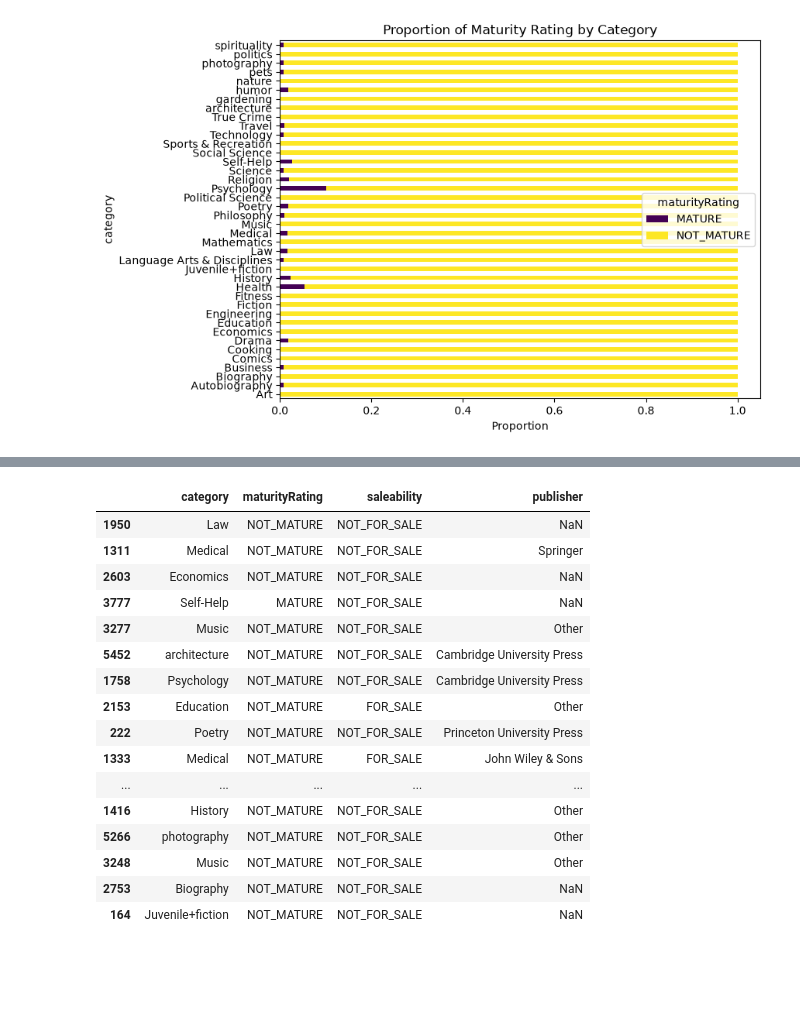
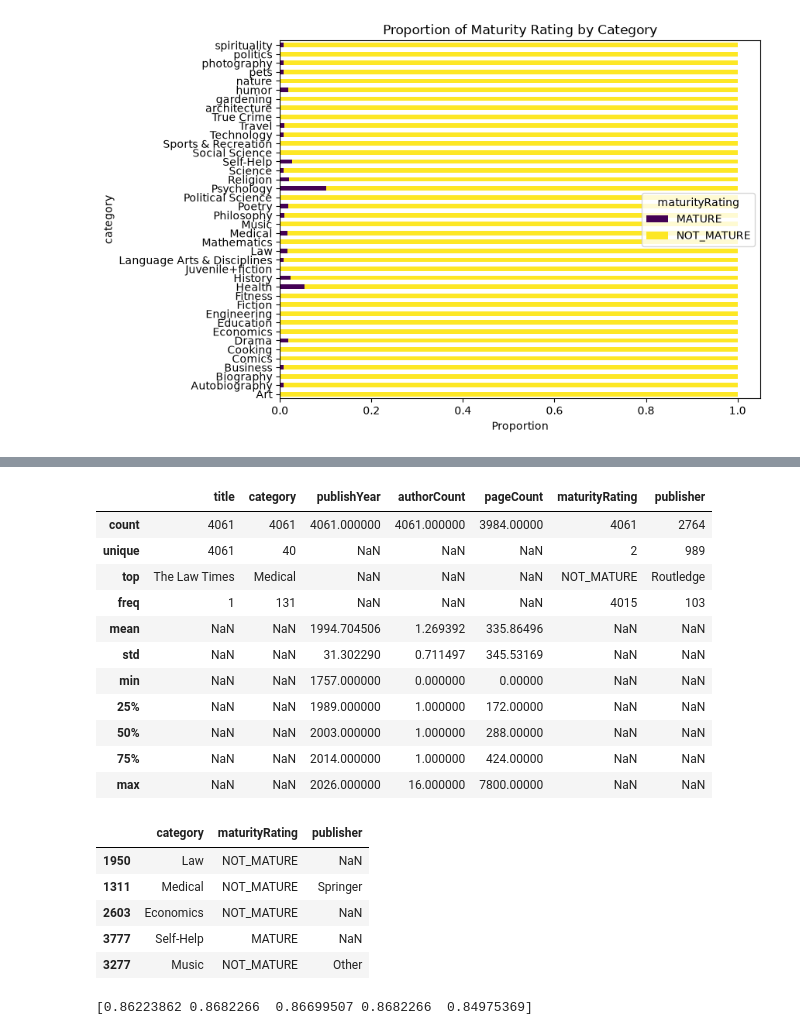
Before and after one commit to Zain1958/dtree-books, a Jupyter notebook: notebooks/data_training.ipynb, the cells around one changed output, grey strips where cells are left out. Drawn from its saved outputs; the diff is of its cells as text; code cells hidden in the pictures; blank space fills up the shorter version.

Commit message:
refactor: drop columns and rows immediately after train test split to avoid mismatches in dataframe shapes

```diff
--- a/notebooks/data_training.ipynb
+++ b/notebooks/data_training.ipynb
@@ -78,16 +78,29 @@ plt.savefig("../images/histogram_plots.png")
 plt.show()
 # %% [output]
 [figure]
+# %%
+books_noduplicates["publishYear"] = pd.to_numeric(
+    books_noduplicates["publishYear"],
+    errors="coerce"
+)
 # %%
 
 train_df, test_df = train_test_split(books_noduplicates, test_size=0.2, stratify= books_noduplicates["saleability"], random_state=42)
 
-# 2. Extract features and labels from each split
-X_train = train_df.drop(columns=["saleability"])
-y_train = train_df["maturityRating"]
 
-X_test = test_df.drop(columns=["saleability"])
-y_test = test_df["maturityRating"]
+X_train = (
+    train_df
+    .drop(columns=["retailPrice", "retailCurrency", "publishDate", "kind", "saleability"])
+    .dropna(subset=["publishYear"])
+)
+y_train = train_df.loc[X_train.index, "saleability"]
+
+X_test = (
+    test_df
+    .drop(columns=["retailPrice", "retailCurrency", "publishDate", "kind", "saleability"])
+    .dropna(subset=["publishYear"])
+)
+y_test = test_df.loc[X_test.index, "saleability"]
 # %%
 books = train_df.copy()
 books.plot(kind = "scatter", x="pageCount", y="retailPrice")
@@ -180,29 +193,34 @@ books_clean.describe(include="all")
+# %%
+books_cleaner = X_train.copy()
+books_cleaner.describe(include="all")
+# %% [output]
+|  | title | category | publishYear | authorCount | pageCount | maturityRating | publisher |
+| count | 4061 | 4061 | 4061.000000 | 4061.000000 | 3984.00000 | 4061 | 2764 |
+| unique | 4061 | 40 | NaN | NaN | NaN | 2 | 989 |
+| top | The Law Times | Medical | NaN | NaN | NaN | NOT_MATURE | Routledge |
+| freq | 1 | 131 | NaN | NaN | NaN | 4015 | 103 |
+| mean | NaN | NaN | 1994.704506 | 1.269392 | 335.86496 | NaN | NaN |
+| std | NaN | NaN | 31.302290 | 0.711497 | 345.53169 | NaN | NaN |
+| min | NaN | NaN | 1757.000000 | 0.000000 | 0.00000 | NaN | NaN |
+| 25% | NaN | NaN | 1989.000000 | 1.000000 | 172.00000 | NaN | NaN |
+| 50% | NaN | NaN | 2003.000000 | 1.000000 | 288.00000 | NaN | NaN |
+| 75% | NaN | NaN | 2014.000000 | 1.000000 | 424.00000 | NaN | NaN |
+| max | NaN | NaN | 2026.000000 | 16.000000 | 7800.00000 | NaN | NaN |
 # %%
 from sklearn.impute import SimpleImputer
 
-books_num = books_clean[["publishYear","authorCount", "pageCount"]]
-books_cat = books_clean.drop(columns=["title", "publishYear","authorCount", "pageCount"])
+books_num = books_cleaner[["publishYear","authorCount", "pageCount"]]
+books_cat = books_cleaner.drop(columns=["title", "publishYear","authorCount", "pageCount"])
 
 mask = (~books_cat["publisher"].isin(top_publishers)) & (books_cat["publisher"].notna())
 books_cat.loc[mask, "publisher"] = "Other"
 # %% [output]
-|  | category | maturityRating | saleability | publisher |
-| 1950 | Law | NOT_MATURE | NOT_FOR_SALE | NaN |
-| 1311 | Medical | NOT_MATURE | NOT_FOR_SALE | Springer |
-| 2603 | Economics | NOT_MATURE | NOT_FOR_SALE | NaN |
-| 3777 | Self-Help | MATURE | NOT_FOR_SALE | NaN |
-| 3277 | Music | NOT_MATURE | NOT_FOR_SALE | Other |
-| 5452 | architecture | NOT_MATURE | NOT_FOR_SALE | Cambridge University Press |
-| 1758 | Psychology | NOT_MATURE | NOT_FOR_SALE | Cambridge University Press |
-| 2153 | Education | NOT_MATURE | FOR_SALE | Other |
-| 222 | Poetry | NOT_MATURE | NOT_FOR_SALE | Princeton University Press |
-| 1333 | Medical | NOT_MATURE | FOR_SALE | John Wiley & Sons |
-| ... | ... | ... | ... | ... |
-| 1416 | History | NOT_MATURE | NOT_FOR_SALE | Other |
-| 5266 | photography | NOT_MATURE | NOT_FOR_SALE | Other |
-| 3248 | Music | NOT_MATURE | NOT_FOR_SALE | Other |
-| 2753 | Biography | NOT_MATURE | NOT_FOR_SALE | NaN |
-| 164 | Juvenile+fiction | NOT_MATURE | NOT_FOR_SALE | NaN |
+|  | category | maturityRating | publisher |
+| 1950 | Law | NOT_MATURE | NaN |
+| 1311 | Medical | NOT_MATURE | Springer |
+| 2603 | Economics | NOT_MATURE | NaN |
+| 3777 | Self-Help | MATURE | NaN |
+| 3277 | Music | NOT_MATURE | Other |
 # %%
 from sklearn.pipeline import Pipeline
 from sklearn.compose import ColumnTransformer
@@ -226,0 +245,9 @@ books_prepared = full_pipeline.fit_transform(books_clean)
+# %%
+from sklearn.tree import DecisionTreeClassifier
+from sklearn.model_selection import cross_val_score
+
+tree_clf = DecisionTreeClassifier(max_depth=None,random_state=42)
+tree_scores = cross_val_score(tree_clf, books_prepared, y_train, scoring="accuracy")
+print(tree_scores)
+# %% [output]
+[0.86223862 0.8682266  0.86699507 0.8682266  0.84975369]
```
Also changed, not shown: parts of 4 cells of this notebook.
